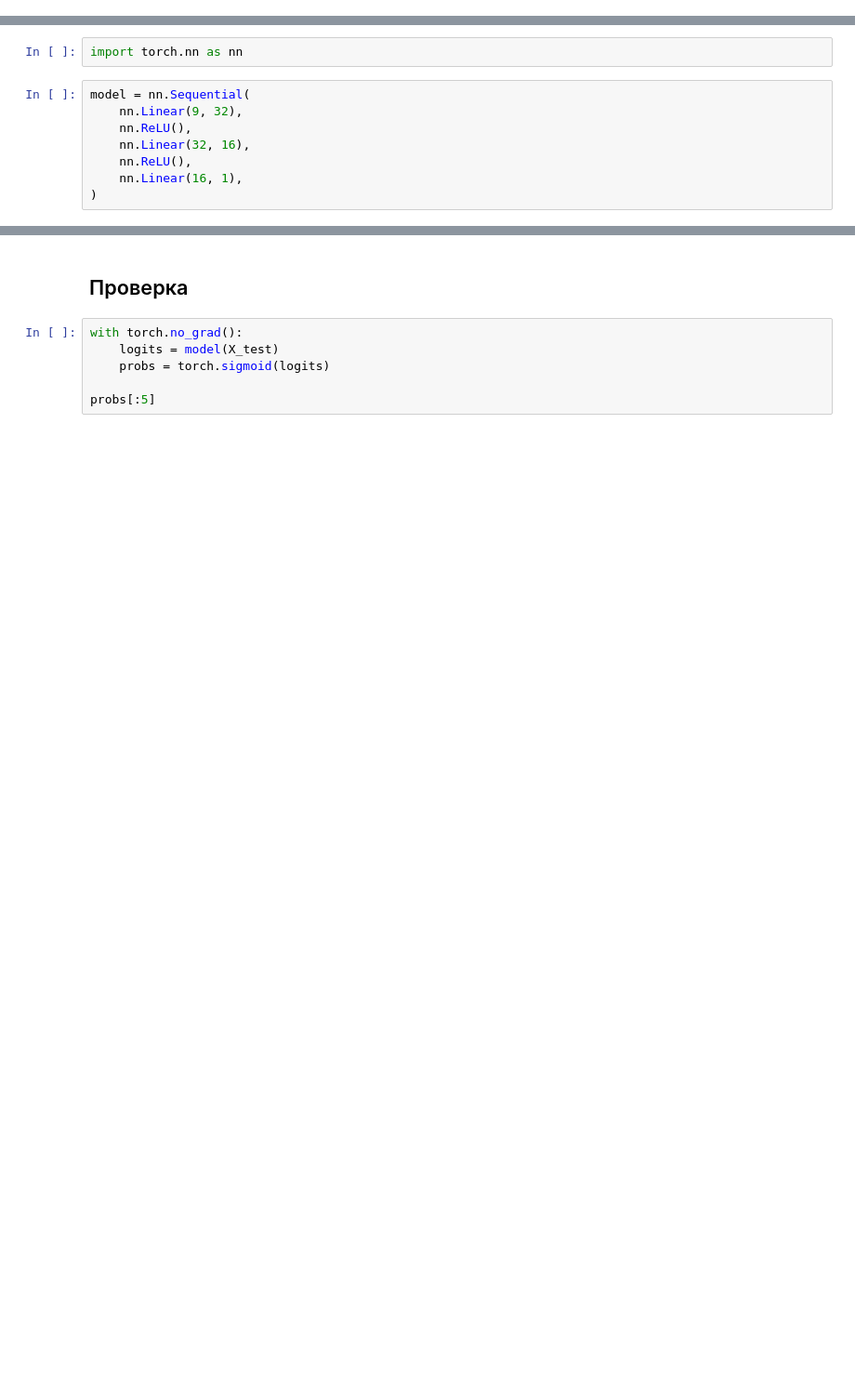
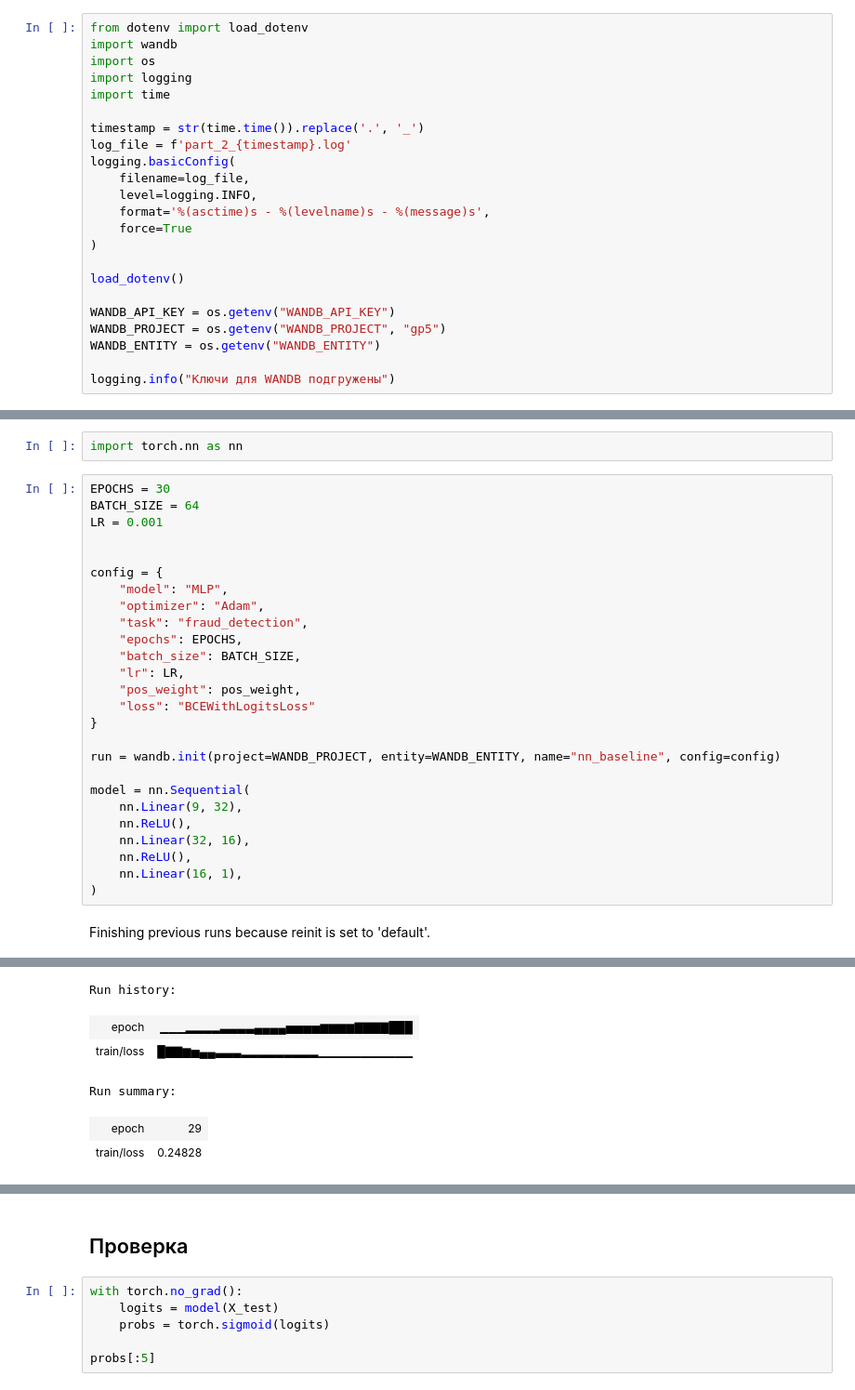
Before and after one commit to gigantina/gp-5, a Jupyter notebook: Part_2.ipynb, the cells around one changed output, grey strips where cells are left out. Shown at 93% size. Drawn from its saved outputs; the diff is of its cells as text; blank space fills up the shorter version.

Commit message:
Logs to fraud added and correction in loss

```diff
--- a/Part_2.ipynb
+++ b/Part_2.ipynb
@@ -143,3 +143,26 @@ pos_weight
 tensor(17.1084)
 # %% [markdown]
 ## Модель
+# %%
+from dotenv import load_dotenv
+import wandb
+import os
+import logging
+import time
+
+timestamp = str(time.time()).replace('.', '_')
+log_file = f'part_2_{timestamp}.log'
+logging.basicConfig(
+    filename=log_file,
+    level=logging.INFO,
+    format='%(asctime)s - %(levelname)s - %(message)s',
+    force=True
+)
+
+load_dotenv()
+
+WANDB_API_KEY = os.getenv("WANDB_API_KEY")
+WANDB_PROJECT = os.getenv("WANDB_PROJECT", "gp5")
+WANDB_ENTITY = os.getenv("WANDB_ENTITY")
+
+logging.info("Ключи для WANDB подгружены")
@@ -146,6 +177,24 @@ tensor(17.1084)
 # %%
 import torch.nn as nn
 # %%
+EPOCHS = 30
+BATCH_SIZE = 64
+LR = 0.001
+
+
+config = {
+    "model": "MLP",
+    "optimizer": "Adam",
+    "task": "fraud_detection",
+    "epochs": EPOCHS,
+    "batch_size": BATCH_SIZE,
+    "lr": LR,
+    "pos_weight": pos_weight,
+    "loss": "BCEWithLogitsLoss"
+}
+
+run = wandb.init(project=WANDB_PROJECT, entity=WANDB_ENTITY, name="nn_baseline", config=config)
+
 model = nn.Sequential(
     nn.Linear(9, 32),
     nn.ReLU(),
@@ -153,3 +202,5 @@ model = nn.Sequential(
     nn.ReLU(),
     nn.Linear(16, 1),
 )
+# %% [output]
+Finishing previous runs because reinit is set to 'default'.
@@ -155,0 +208,6 @@ model = nn.Sequential(
+Run history:
+| epoch | ▁▁▁▂▂▂▂▃▃▃▃▄▄▄▄▅▅▅▅▆▆▆▆▇▇▇▇███ |
+| train/loss | █▇▇▆▅▄▄▃▃▃▂▂▂▂▂▂▂▂▂▁▁▁▁▁▁▁▁▁▁▁ |
+Run summary:
+| epoch | 29 |
+| train/loss | 0.24828 |
```
Also changed, not shown: parts of 24 cells of this notebook, 1 other file.
